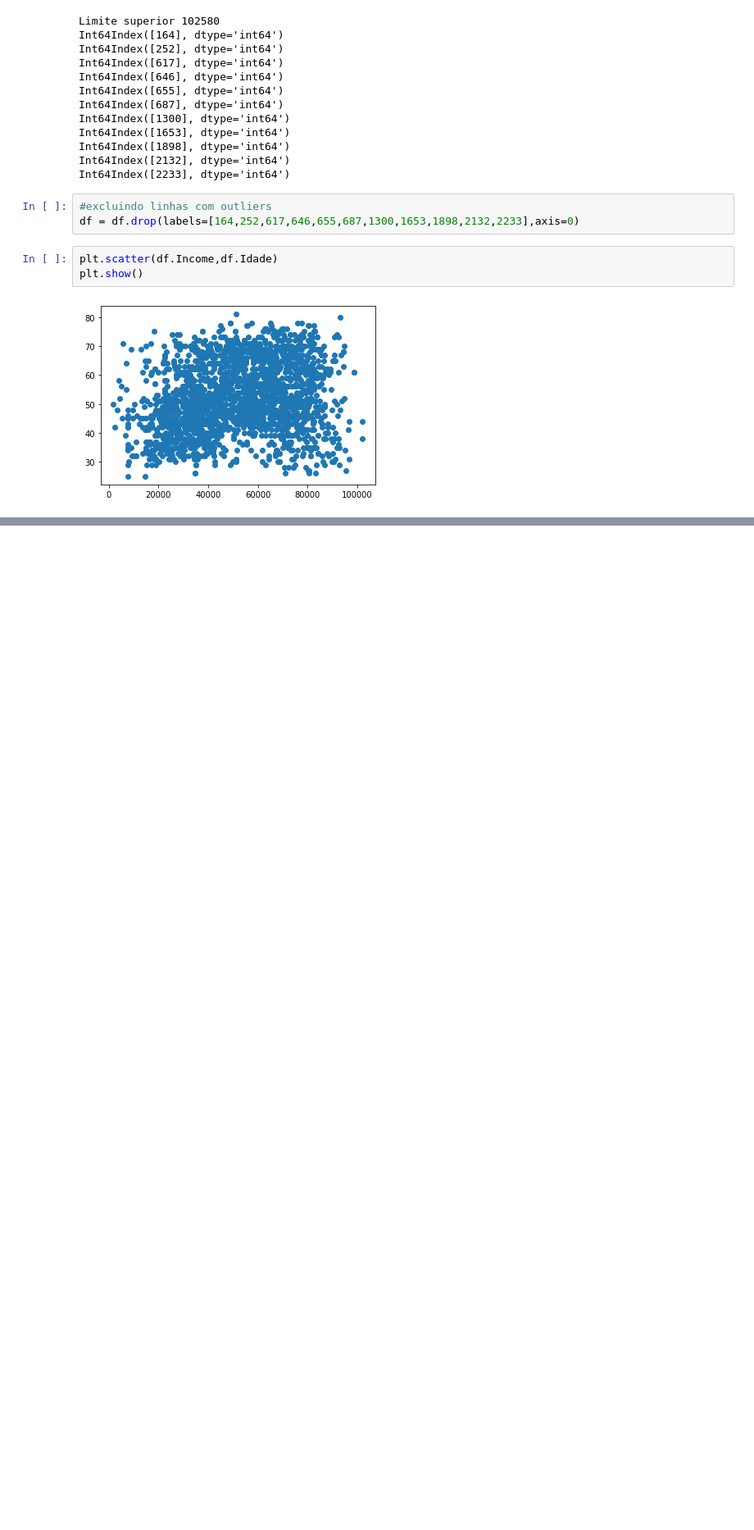
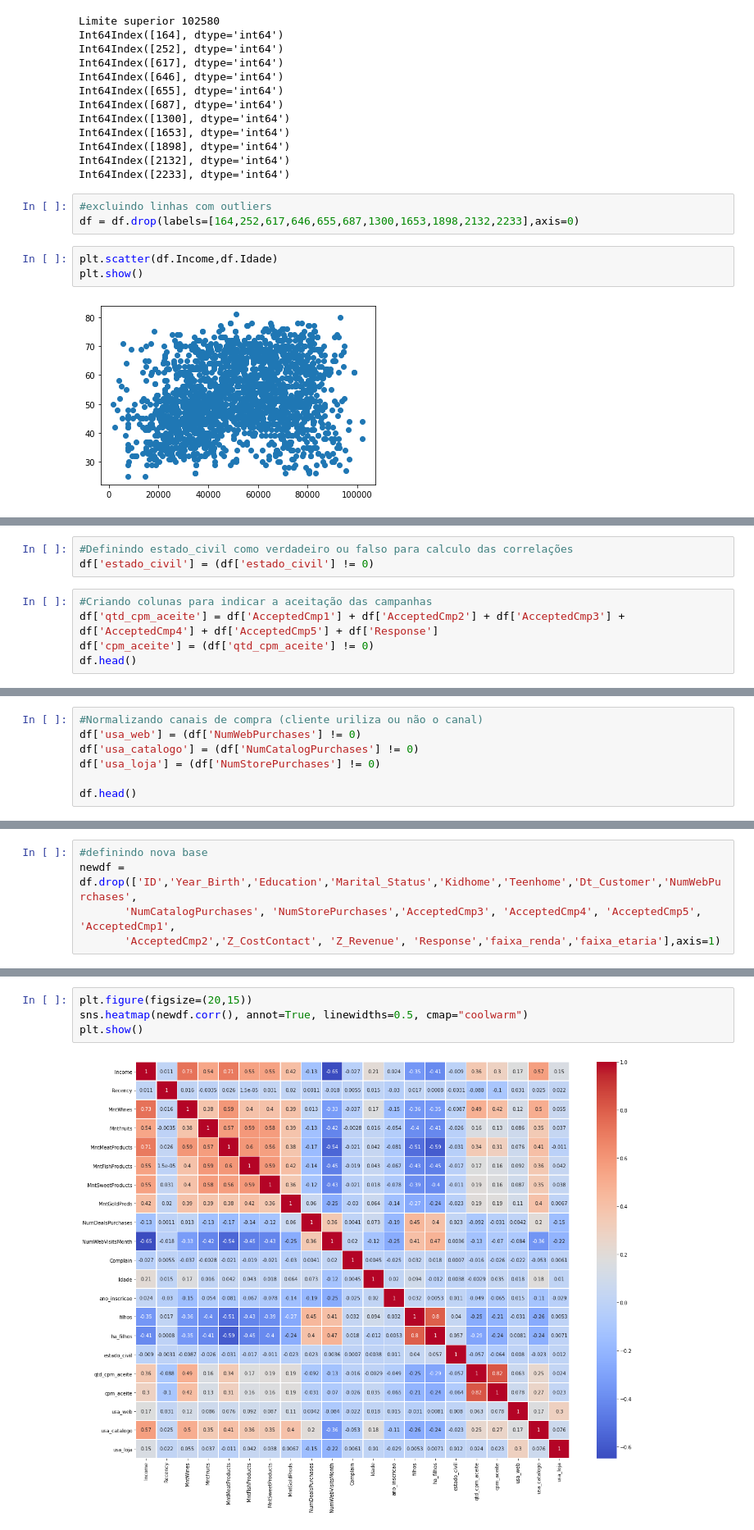
Before and after one commit to adniaristides/ifood-data-business-analyst-test, a Jupyter notebook: Case_CRM_iFood.ipynb, the cells around one changed output, grey strips where cells are left out. Shown at 82% size. Cells and saved outputs as stored; diff of their text form; blank space fills up the shorter version.

```diff
--- a/Case_CRM_iFood.ipynb
+++ b/Case_CRM_iFood.ipynb
@@ -519,0 +470,8 @@ print(r2_score(y_test,y_pred))
+# %%
+#Definindo estado_civil como verdadeiro ou falso para calculo das correlações
+df['estado_civil'] = (df['estado_civil'] != 0)
+# %%
+#Criando colunas para indicar a aceitação das campanhas
+df['qtd_cpm_aceite'] = df['AcceptedCmp1'] + df['AcceptedCmp2'] + df['AcceptedCmp3'] + df['AcceptedCmp4'] + df['AcceptedCmp5'] + df['Response']
+df['cpm_aceite'] = (df['qtd_cpm_aceite'] != 0)
+df.head()
@@ -519,0 +503,7 @@ print(r2_score(y_test,y_pred))
+# %%
+#Normalizando canais de compra (cliente uriliza ou não o canal)
+df['usa_web'] = (df['NumWebPurchases'] != 0)
+df['usa_catalogo'] = (df['NumCatalogPurchases'] != 0)
+df['usa_loja'] = (df['NumStorePurchases'] != 0)
+
+df.head()
@@ -519,0 +555,5 @@ print(r2_score(y_test,y_pred))
+# %%
+#definindo nova base
+newdf = df.drop(['ID','Year_Birth','Education','Marital_Status','Kidhome','Teenhome','Dt_Customer','NumWebPurchases',
+       'NumCatalogPurchases', 'NumStorePurchases','AcceptedCmp3', 'AcceptedCmp4', 'AcceptedCmp5', 'AcceptedCmp1',
+       'AcceptedCmp2','Z_CostContact', 'Z_Revenue', 'Response','faixa_renda','faixa_etaria'],axis=1)
@@ -519,0 +583,6 @@ print(r2_score(y_test,y_pred))
+# %%
+plt.figure(figsize=(20,15))
+sns.heatmap(newdf.corr(), annot=True, linewidths=0.5, cmap="coolwarm")
+plt.show()
+# %% [output]
+[figure, added]
```
Also changed, not shown: parts of 92 cells of this notebook.
